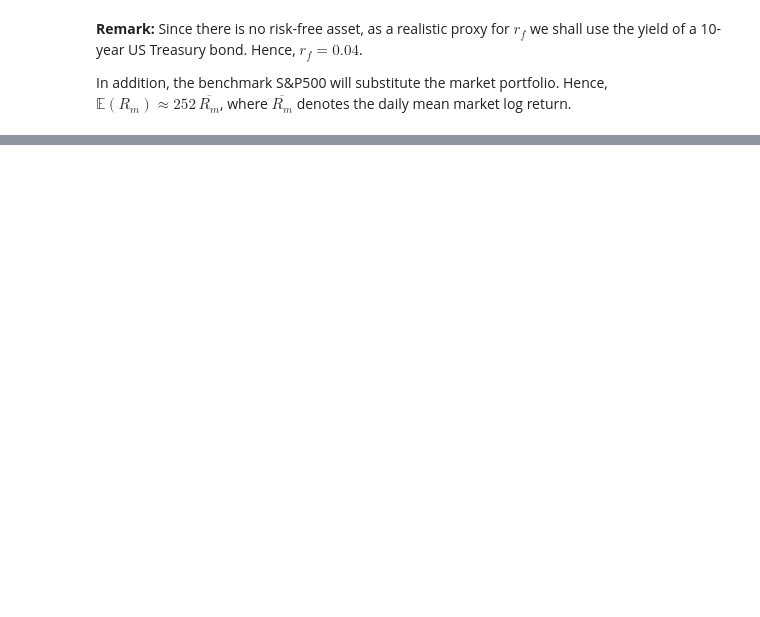
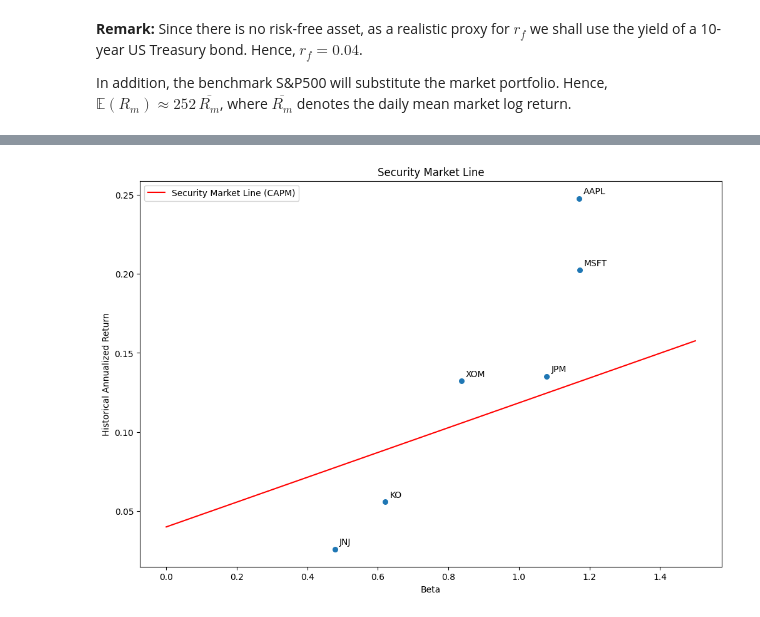
Before and after one commit to keramidasvasilis/data-analysis-projects, a Jupyter notebook: portfolio-optimization-risk-analysis/notebooks/portfolio_optimization_analysis.ipynb, the cells around one changed output, grey strips where cells are left out. Drawn from its saved outputs; the diff is of its cells as text; code cells hidden in the pictures; blank space fills up the shorter version.

Commit message:
Add Security Market Line and finalize CAPM analysis

```diff
--- a/portfolio-optimization-risk-analysis/notebooks/portfolio_optimization_analysis.ipynb
+++ b/portfolio-optimization-risk-analysis/notebooks/portfolio_optimization_analysis.ipynb
@@ -913,0 +914,4 @@ In addition, the benchmark S\&P500 will substitute the market portfolio. Hence,
+# %%
+market_risk_premium = market_expected_return - risk_free_rate
+
+print(market_risk_premium)
@@ -913,0 +929,4 @@ In addition, the benchmark S\&P500 will substitute the market portfolio. Hence,
+# %%
+capm_df = pd.DataFrame.from_dict(capm_expected_returns, orient='index', columns=['CAPM Expected Return'])
+
+capm_df
@@ -913,0 +943,6 @@ In addition, the benchmark S\&P500 will substitute the market portfolio. Hence,
+# %%
+capm_df['Historical Return'] = annual_mean_returns
+
+capm_df['Beta'] = betas
+
+capm_df
@@ -913,0 +969,40 @@ In addition, the benchmark S\&P500 will substitute the market portfolio. Hence,
+# %%
+beta_values = np.linspace(0, 1.5, 100)
+
+sml_returns = risk_free_rate + beta_values * market_risk_premium
+# %%
+plt.figure(figsize=(12,8))
+
+# Security Market Line
+plt.plot(
+    beta_values,
+    sml_returns,
+    color='red',
+    label='Security Market Line (CAPM)')
+
+# Historical returns
+plt.scatter(
+    capm_df['Beta'],
+    capm_df['Historical Return'],
+    s=30)
+
+# Labels
+for stock in stocks:
+
+    plt.annotate(
+        stock,
+        (capm_df.loc[stock, 'Beta'], capm_df.loc[stock, 'Historical Return']),
+        xytext=(5,5),
+        textcoords='offset points')
+
+plt.xlabel('Beta')
+
+plt.ylabel('Historical Annualized Return')
+
+plt.title('Security Market Line')
+
+plt.legend()
+
+plt.show()
+# %% [output]
+[figure, added]
```
Also changed, not shown: parts of 28 cells of this notebook.
